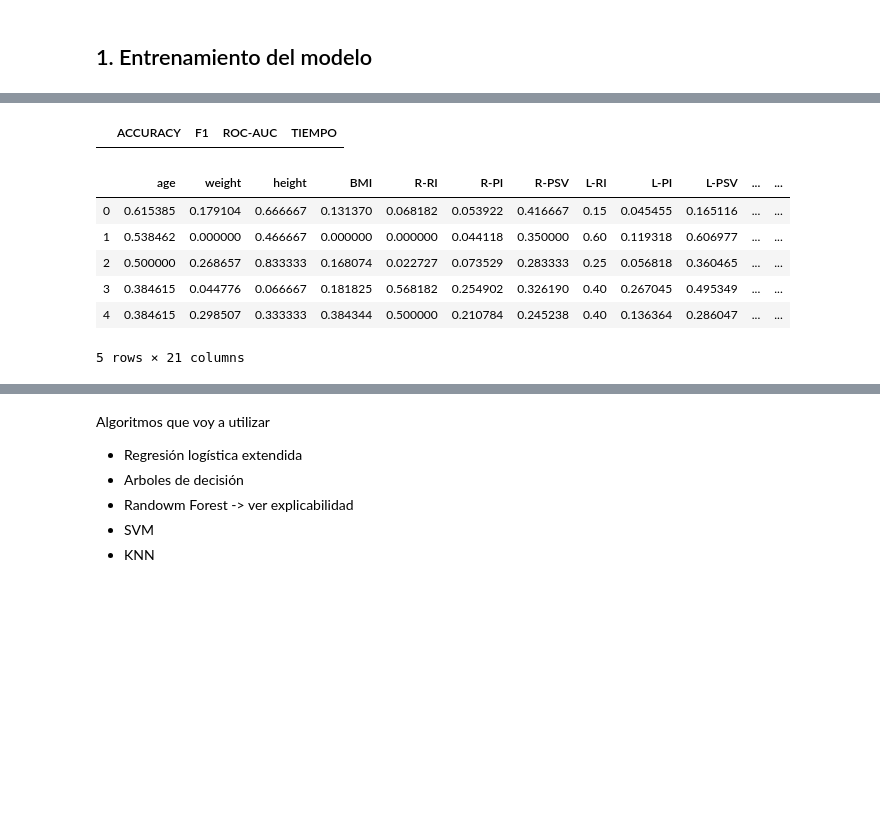
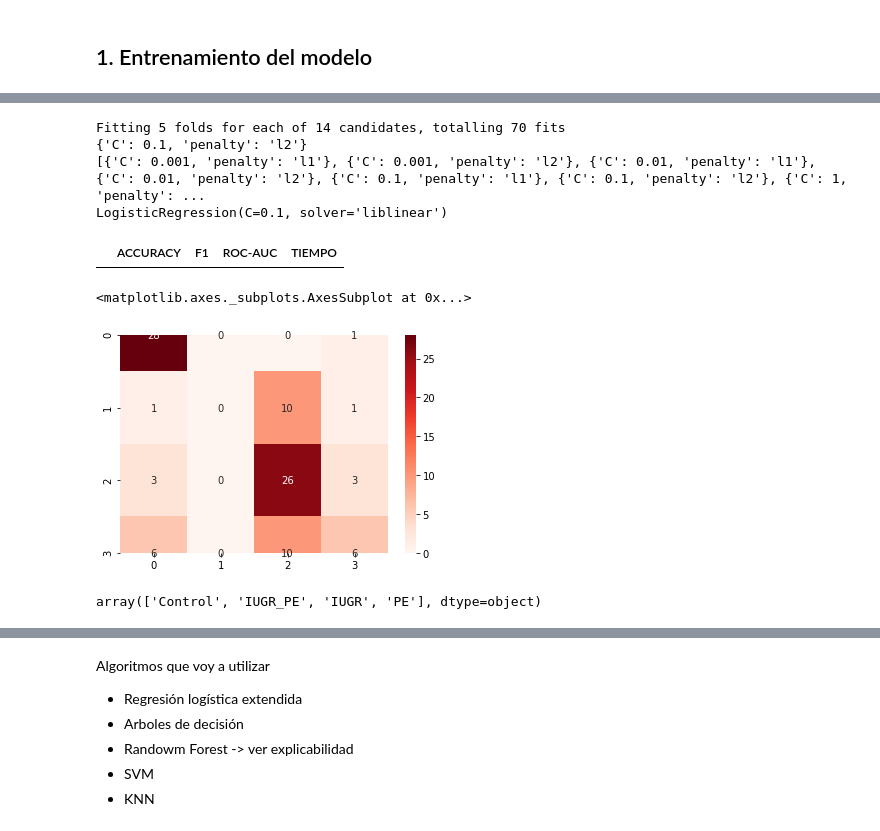
Before and after one commit to lolagj/TFM-Modelo-Riesgos-Embarazadas, a Jupyter notebook: Preprocesamiento.ipynb, the cells around one changed output, grey strips where cells are left out. Saved outputs shown, nothing was run; the diff lists cells and outputs as text; code cells hidden in the pictures; blank space fills up the shorter version.

Commit message:
Oversampling completed. Start to evaluate classification models

```diff
--- a/Preprocesamiento.ipynb
+++ b/Preprocesamiento.ipynb
@@ -200,0 +468,7 @@ Contamos con un dataset con pocas instancias (95 filas), por lo que vamos a opta
+# %%
+clas= KNeighborsClassifier(algorithm="auto", n_neighbors= 1, weights= 'uniform')
+
+
+y_pred =cross_val_predict(clas,X_sm,y_sm)
+
+a=metrics.classification_report(y_sm, y_pred, digits=16,output_dict= True)
@@ -201,15 +514,23 @@ Contamos con un dataset con pocas instancias (95 filas), por lo que vamos a opta
+# %%
+inicio =time()
+parametros = {'C':[0.001,0.01, 0.1, 1, 10, 10, 100], 'penalty':['l1','l2']}
+
+clasificador= LogisticRegression(solver='liblinear')
+grid= GridSearchCV(clasificador, parametros, cv=5, verbose=1, n_jobs=-1)
+grid.fit(X,y)
+
+RESULTADOS.loc['Relog-c-penalty']= ('Clasificación', grid.best_score_, time()-inicio)
+
+print(grid.best_params_)
+print(grid.cv_results_['params'])
+print(grid.best_estimator_)
+# %% [output]
+Fitting 5 folds for each of 14 candidates, totalling 70 fits
+{'C': 0.1, 'penalty': 'l2'}
+[{'C': 0.001, 'penalty': 'l1'}, {'C': 0.001, 'penalty': 'l2'}, {'C': 0.01, 'penalty': 'l1'}, {'C': 0.01, 'penalty': 'l2'}, {'C': 0.1, 'penalty': 'l1'}, {'C': 0.1, 'penalty': 'l2'}, {'C': 1, 'penalty': ...
+LogisticRegression(C=0.1, solver='liblinear')
 # %%
 RESULTADOS = pd.DataFrame(columns=['ACCURACY', 'F1', 'ROC-AUC', 'TIEMPO'])
 RESULTADOS
 # %% [output]
 |  | ACCURACY | F1 | ROC-AUC | TIEMPO |
-# %%
-data.head()
-# %% [output]
-|  | age | weight | height | BMI | R-RI | R-PI | R-PSV | L-RI | L-PI | L-PSV | ... | ... |
-| 0 | 0.615385 | 0.179104 | 0.666667 | 0.131370 | 0.068182 | 0.053922 | 0.416667 | 0.15 | 0.045455 | 0.165116 | ... | ... |
-| 1 | 0.538462 | 0.000000 | 0.466667 | 0.000000 | 0.000000 | 0.044118 | 0.350000 | 0.60 | 0.119318 | 0.606977 | ... | ... |
-| 2 | 0.500000 | 0.268657 | 0.833333 | 0.168074 | 0.022727 | 0.073529 | 0.283333 | 0.25 | 0.056818 | 0.360465 | ... | ... |
-| 3 | 0.384615 | 0.044776 | 0.066667 | 0.181825 | 0.568182 | 0.254902 | 0.326190 | 0.40 | 0.267045 | 0.495349 | ... | ... |
-| 4 | 0.384615 | 0.298507 | 0.333333 | 0.384344 | 0.500000 | 0.210784 | 0.245238 | 0.40 | 0.136364 | 0.286047 | ... | ... |
-5 rows × 21 columns
@@ -220,0 +537,22 @@ x_train, x_test, y_train, y_test =  train_test_split(x, y, test_size=0.20, rando
+# %%
+def clasificador(clasificador, data, clase ):
+    X = data.drop(clase, axis=1)
+    y = data[clase]
+    clasificador.fit(X, y)
+
+    y_pred= cross_val_predict(clasificador, X, y, cv=10)
+    return y_pred
+# %%
+from sklearn.linear_model import LogisticRegression
+from sklearn.model_selection import train_test_split, cross_val_predict, cross_val_score, learning_curve
+clas1= LogisticRegression()
+y_pred=clasificador(clas1, data, 'class' )
+
+from sklearn.metrics import confusion_matrix
+
+c_matrix = confusion_matrix(data['class'], y_pred)
+
+sns.heatmap(c_matrix, annot=True, fmt='d', cmap='Reds')
+# %% [output]
+<matplotlib.axes._subplots.AxesSubplot at 0x...>
+[figure, added]
@@ -220,0 +561,4 @@ x_train, x_test, y_train, y_test =  train_test_split(x, y, test_size=0.20, rando
+# %%
+data['class'].unique()
+# %% [output]
+array(['Control', 'IUGR_PE', 'IUGR', 'PE'], dtype=object)
```
Also changed, not shown: parts of 66 cells of this notebook.
